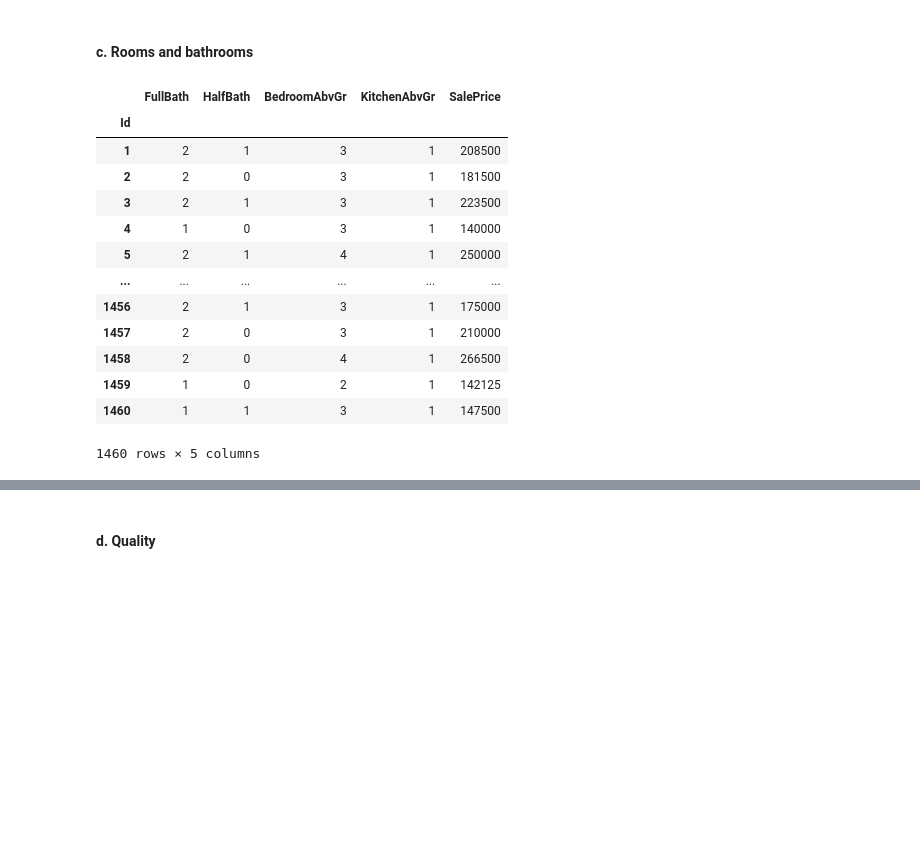
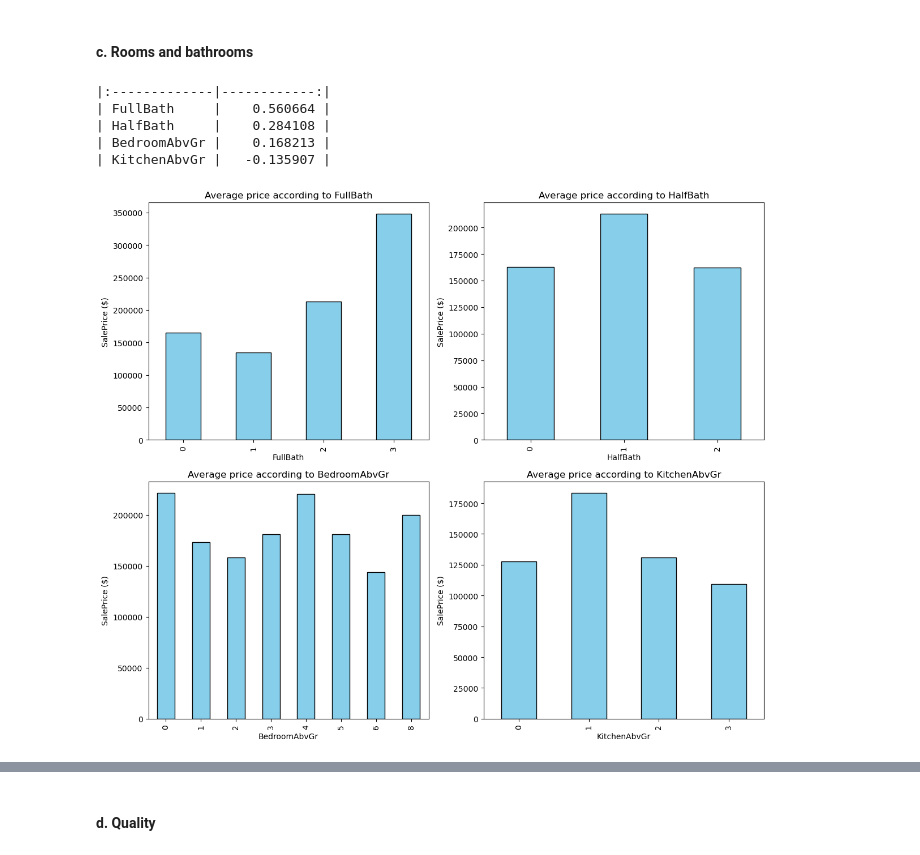
Before and after one commit to superMass14/immoSense, a Jupyter notebook: notebook/main.ipynb, the cells around one changed output, grey strips where cells are left out. Drawn from its saved outputs; the diff is of its cells as text; code cells hidden in the pictures; blank space fills up the shorter version.

```diff
--- a/notebook/main.ipynb
+++ b/notebook/main.ipynb
@@ -290,18 +291,25 @@ Length: 1460, dtype: int64
 # %%
 df[["FullBath", "HalfBath", "BedroomAbvGr", "KitchenAbvGr", "SalePrice"]]
 #TODO: study corr + bar plot
+bath_bed_kitchen_tab = df[["FullBath", "HalfBath", "BedroomAbvGr", "KitchenAbvGr", "SalePrice"]]
+print(bath_bed_kitchen_tab.corr().iloc[:-1, -1].to_markdown())
+
+fig, axes = plt.subplots(2, 2, figsize=(12, 10))
+features = ["FullBath", "HalfBath", "BedroomAbvGr", "KitchenAbvGr"]
+
+for i, feature in enumerate(features):
+    ax = axes[i // 2, i % 2]
+    df.groupby(feature)["SalePrice"].mean().plot(kind="bar", ax=ax, color="skyblue", edgecolor="black")
+    ax.set_title(f"Average price according to {feature}")
+    ax.set_ylabel("SalePrice ($)")
+    ax.set_xlabel(feature)
+
+plt.tight_layout()
+plt.show()
 # %% [output]
-|  | FullBath | HalfBath | BedroomAbvGr | KitchenAbvGr | SalePrice |
-| Id |  |  |  |  |  |
-| 1 | 2 | 1 | 3 | 1 | 208500 |
-| 2 | 2 | 0 | 3 | 1 | 181500 |
-| 3 | 2 | 1 | 3 | 1 | 223500 |
-| 4 | 1 | 0 | 3 | 1 | 140000 |
-| 5 | 2 | 1 | 4 | 1 | 250000 |
-| ... | ... | ... | ... | ... | ... |
-| 1456 | 2 | 1 | 3 | 1 | 175000 |
-| 1457 | 2 | 0 | 3 | 1 | 210000 |
-| 1458 | 2 | 0 | 4 | 1 | 266500 |
-| 1459 | 1 | 0 | 2 | 1 | 142125 |
-| 1460 | 1 | 1 | 3 | 1 | 147500 |
-1460 rows × 5 columns
+|:-------------|------------:|
+| FullBath     |    0.560664 |
+| HalfBath     |    0.284108 |
+| BedroomAbvGr |    0.168213 |
+| KitchenAbvGr |   -0.135907 |
+[figure, added]
```
Also changed, not shown: parts of 11 cells of this notebook.
